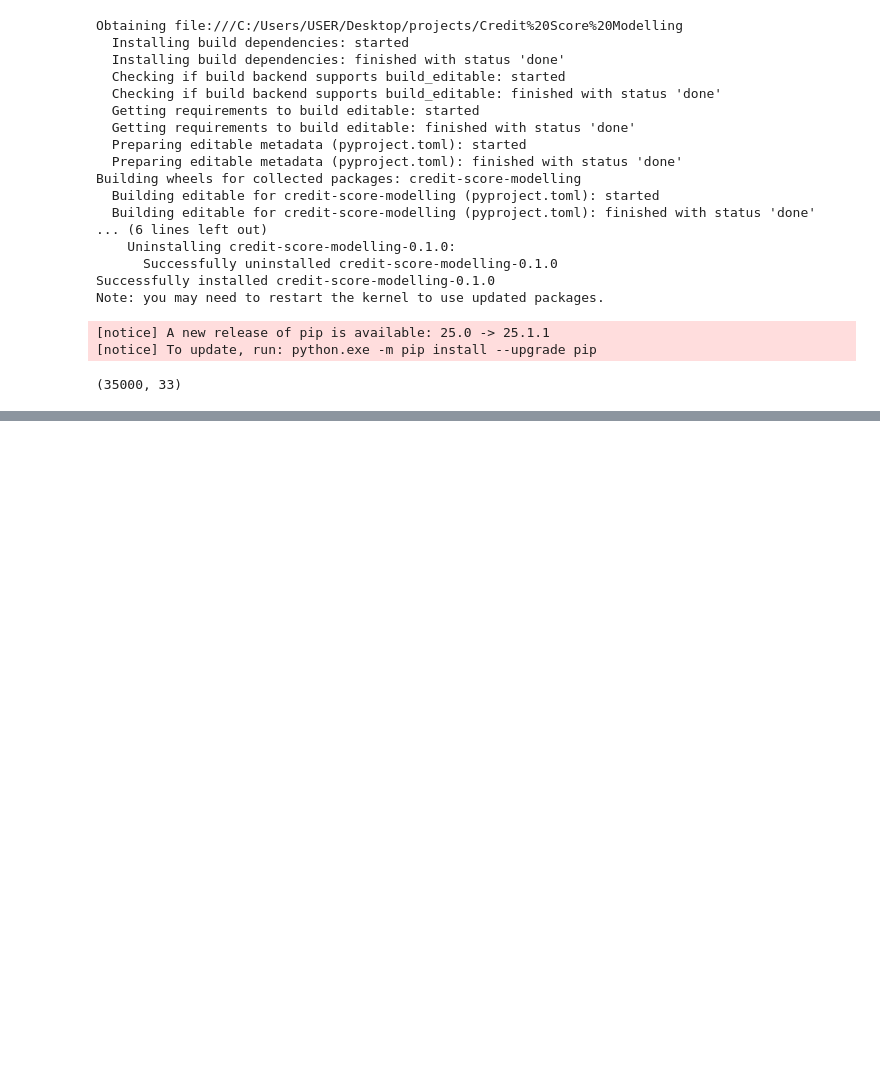
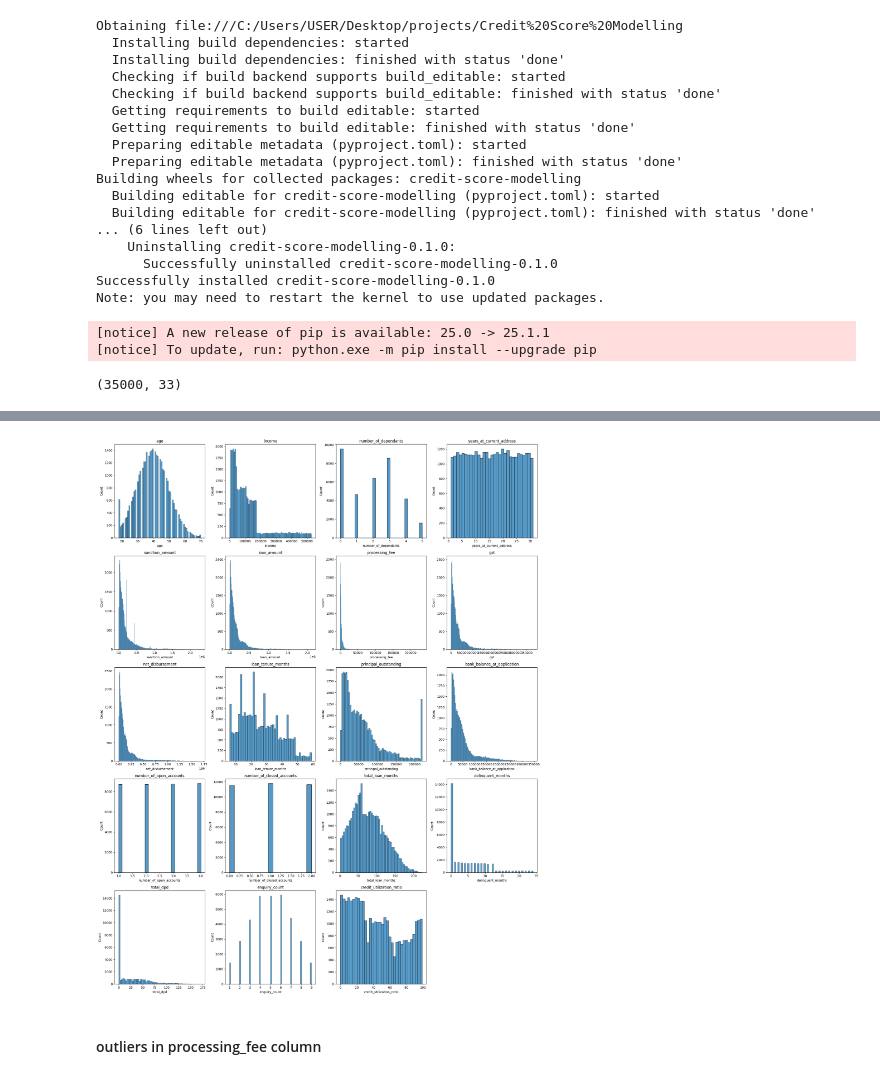
Before and after one commit to HMurawski/Credit-Score-Modelling, a Jupyter notebook: notebooks/02_EDA.ipynb, the cells around one changed output, grey strips where cells are left out. Saved outputs shown, nothing was run; the diff lists cells and outputs as text; code cells hidden in the pictures; blank space fills up the shorter version.

```diff
--- a/notebooks/02_EDA.ipynb
+++ b/notebooks/02_EDA.ipynb
@@ -33,0 +159,21 @@ df.shape
+# %%
+num_plots = len(numeric_columns)
+num_cols = 4
+num_rows = (num_plots + num_cols -1) // num_cols
+
+fig, axes = plt.subplots(num_rows, num_cols, figsize=(5*num_cols, 5*num_rows))
+axes = axes.flatten()
+
+for i, col in enumerate(numeric_columns):
+    sns.histplot(x=df[col], ax=axes[i])
+    axes[i].set_title(col)
+
+for j in range(i+1, num_rows * num_cols):
+    axes[j].axis("off")
+
+plt.tight_layout()
+plt.show()
+# %% [output]
+[figure, added]
+# %% [markdown]
+#### outliers in processing_fee column
```
Also changed, not shown: parts of 22 cells of this notebook, 1 other file.
